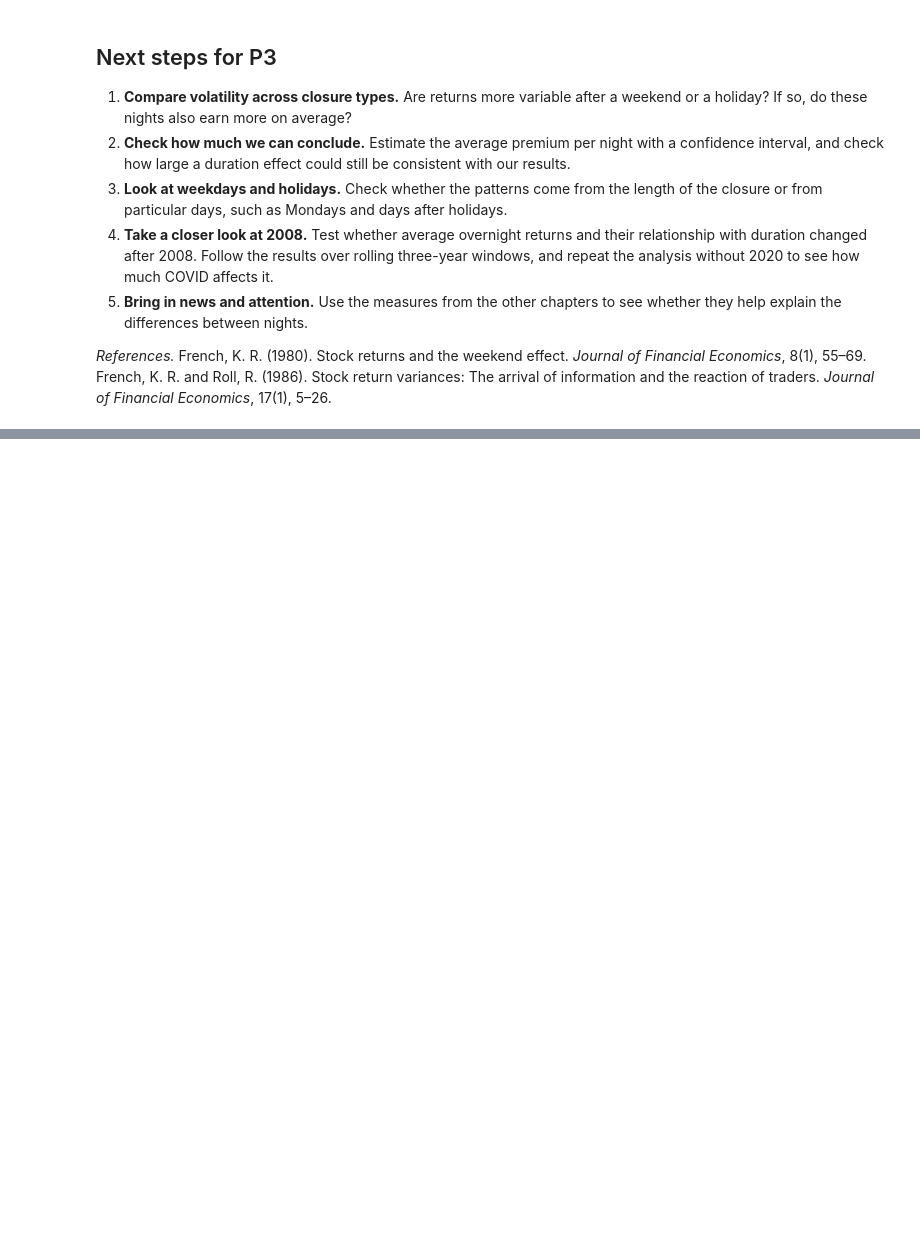
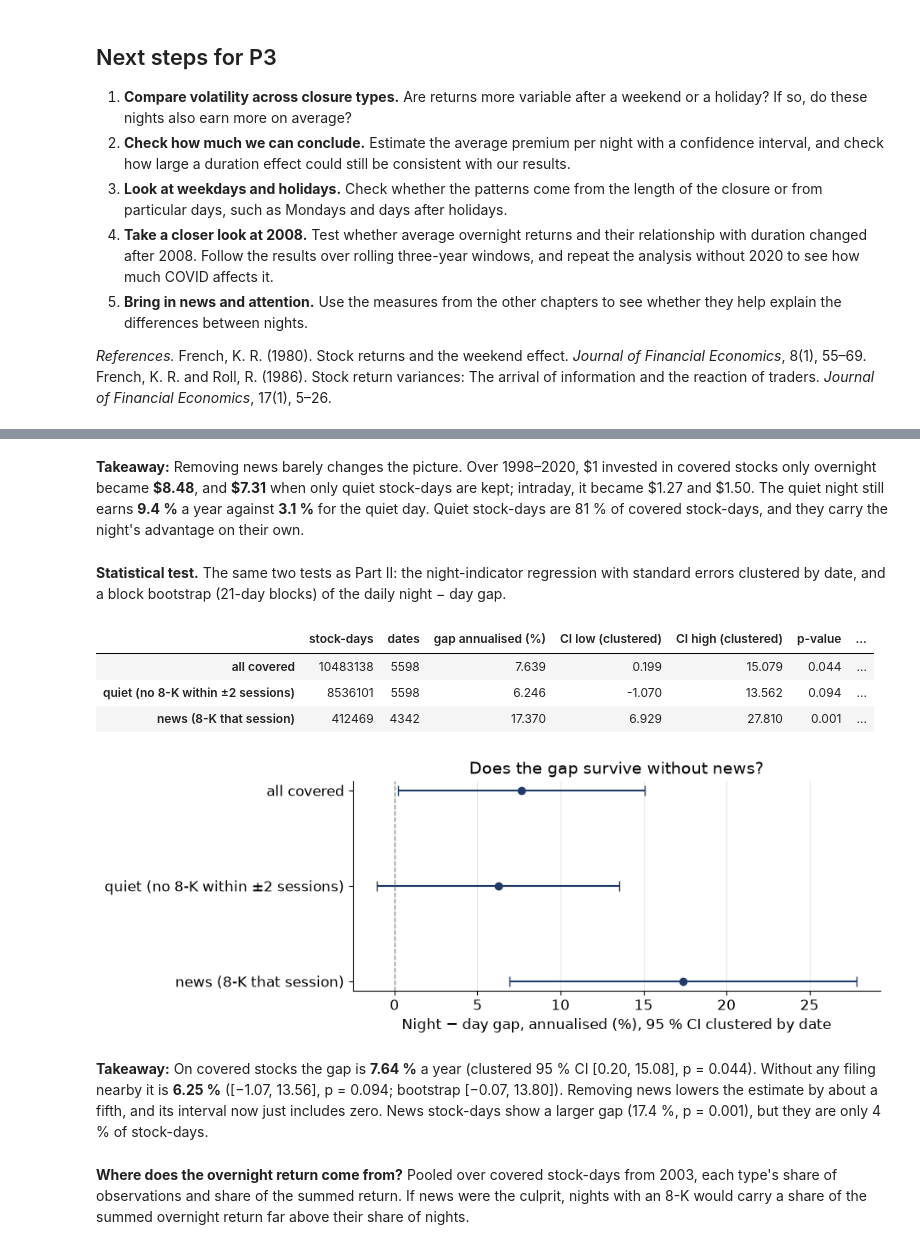
Before and after one commit to theanalysts-ada/Project_ADA_Stock_Markets_TheAnalysts, a Jupyter notebook: results.ipynb, the cells around one changed output, grey strips where cells are left out. Cells and saved outputs as stored; diff of their text form; code cells hidden in the pictures; blank space fills up the shorter version.

```diff
--- a/results.ipynb
+++ b/results.ipynb
@@ -796,0 +929,18 @@ Risk has not been cleared, however: risk need not grow with elapsed time, and Pa
+# %% [markdown]
+**Takeaway:** Removing news barely changes the picture. Over 1998–2020, \$1 invested in covered stocks only overnight became **\$8.48**, and **\$7.31** when only quiet stock-days are kept; intraday, it became \$1.27 and \$1.50. The quiet night still earns **9.4 %** a year against **3.1 %** for the quiet day. Quiet stock-days are 81 % of covered stock-days, and they carry the night's advantage on their own.
+# %% [markdown]
+**Statistical test.** The same two tests as Part II: the night-indicator regression with standard errors clustered by date, and a block bootstrap (21-day blocks) of the daily night − day gap.
+# %%
+gap_tests = quiet_gap_tests(news_ports)
+fig = plot_gap_tests(gap_tests)
+gap_tests
+# %% [output]
+|  | stock-days | dates | gap annualised (%) | CI low (clustered) | CI high (clustered) | p-value | ... |
+| all covered | 10483138 | 5598 | 7.639 | 0.199 | 15.079 | 0.044 | ... |
+| quiet (no 8-K within ±2 sessions) | 8536101 | 5598 | 6.246 | -1.070 | 13.562 | 0.094 | ... |
+| news (8-K that session) | 412469 | 4342 | 17.370 | 6.929 | 27.810 | 0.001 | ... |
+[figure, added]
+# %% [markdown]
+**Takeaway:** On covered stocks the gap is **7.64 %** a year (clustered 95 % CI [0.20, 15.08], p = 0.044). Without any filing nearby it is **6.25 %** ([−1.07, 13.56], p = 0.094; bootstrap [−0.07, 13.80]). Removing news lowers the estimate by about a fifth, and its interval now just includes zero. News stock-days show a larger gap (17.4 %, p = 0.001), but they are only 4 % of stock-days.
+# %% [markdown]
+**Where does the overnight return come from?** Pooled over covered stock-days from 2003, each type's share of observations and share of the summed return. If news were the culprit, nights with an 8-K would carry a share of the summed overnight return far above their share of nights.
```
Also changed, not shown: parts of 51 cells of this notebook.
